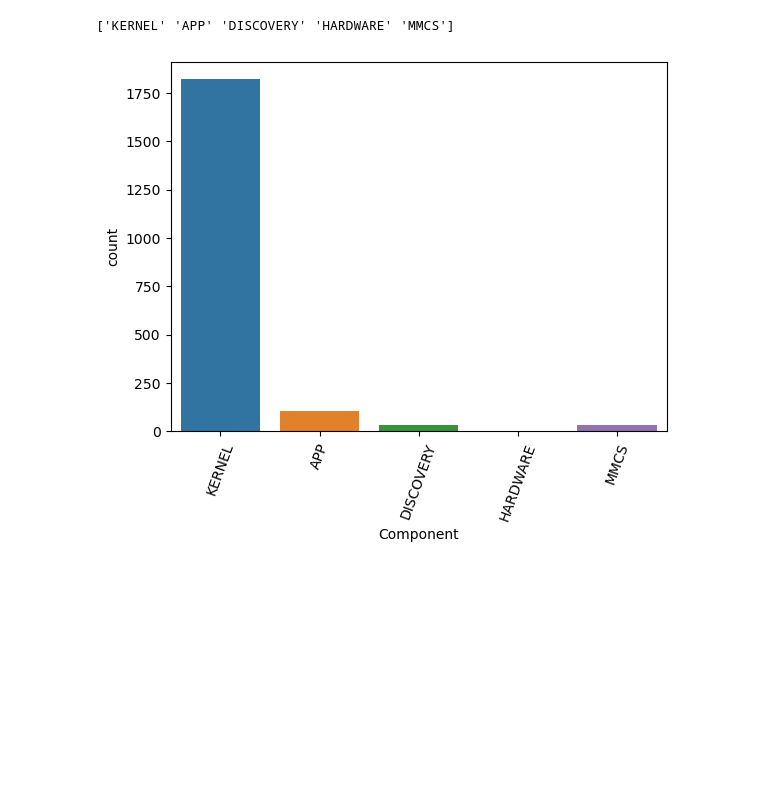
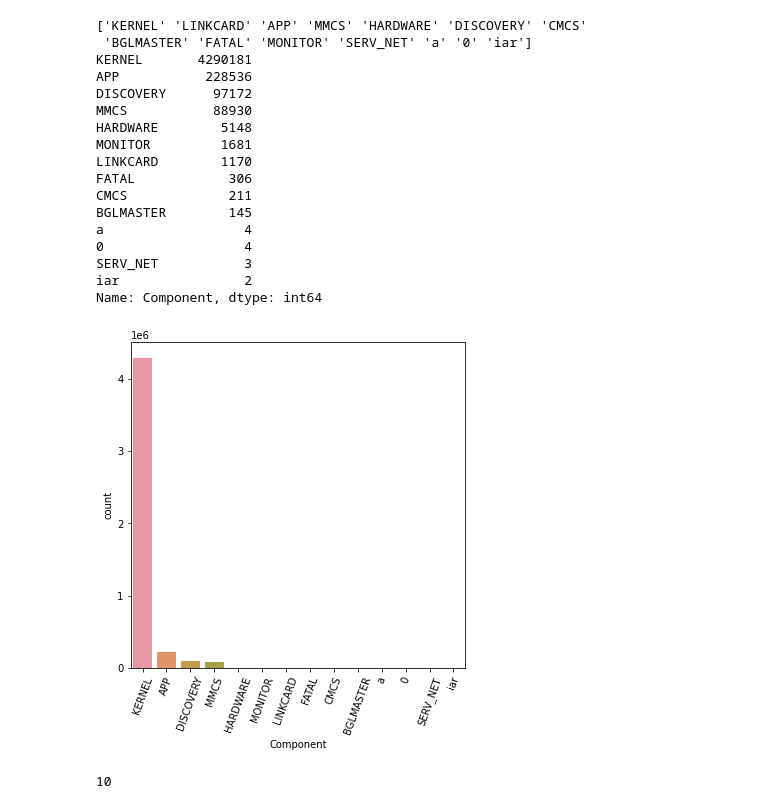
Before and after one commit to muthuskumar/msds13, a Jupyter notebook: eda.ipynb, the cells around one changed output. Cells and saved outputs as stored; diff of their text form; code cells hidden in the pictures; blank space fills up the shorter version.

```diff
--- a/eda.ipynb
+++ b/eda.ipynb
@@ -10,5 +11,9 @@ import seaborn as sns
 project_root = os.getcwd()
 input_dir = 'input'
 
-log_csv_file_name = 'bgl_2k.csv'
+log_csv_file_name = 'BGL.csv'
 log_csv_file = log_file = path.abspath(path.join(project_root, input_dir, log_csv_file_name))
+# %%
+original_df = pd.read_csv(log_csv_file)
+print(original_df.shape)
+print(original_df.info())
@@ -15,5 +38,5 @@ log_csv_file = log_file = path.abspath(path.join(project_root, input_dir, log_cs
 # %%
-original_df = pd.read_csv(log_csv_file, names=['Anomaly Type', 'Timestamp (ms)', 'Date', 'Node', 'Timestamp', 'Node Repeat', 'Message Type', 'Component', 'Level', 'Content'])
+original_df.drop(['Timestamp (ms)', 'Node Repeat'], axis = 1)
 original_df['Anomaly Label'] = np.where(original_df['Anomaly Type'] == '-', 0, 1)
 original_df['Timestamp'] = pd.to_datetime(original_df['Timestamp'], format='%Y-%m-%d-%H.%M.%S.%f')
 
@@ -49,12 +93,36 @@ plt.show()
 # %%
 unique_components = original_df['Component'].unique()
 print(unique_components)
-op = sns.countplot(x='Component', data=original_df)
-op.set_xticklabels(labels = unique_components, rotation = 70)
+print(original_df['Component'].value_counts())
+
+component_types = original_df['Component'].value_counts().index
+fig, ax = plt.subplots(figsize=(6, 6))
+op = sns.countplot(x='Component', data=original_df, order=component_types)
+op.set_xticklabels(labels = component_types, rotation = 70)
 plt.show()
 # %% [output]
-['KERNEL' 'APP' 'DISCOVERY' 'HARDWARE' 'MMCS']
+['KERNEL' 'LINKCARD' 'APP' 'MMCS' 'HARDWARE' 'DISCOVERY' 'CMCS'
+ 'BGLMASTER' 'FATAL' 'MONITOR' 'SERV_NET' 'a' '0' 'iar']
+KERNEL       4290181
+APP           228536
+DISCOVERY      97172
+MMCS           88930
+HARDWARE        5148
+MONITOR         1681
+LINKCARD        1170
+FATAL            306
+CMCS             211
+BGLMASTER        145
+a                  4
+0                  4
+SERV_NET           3
+iar                2
+Name: Component, dtype: int64
-[figure, old version]
+[figure, new version]
+# %%
+len(original_df[original_df['Component'].isin(['a', '0', 'iar'])])
+# %% [output]
+10
 # %%
 unique_levels = original_df['Level'].unique()
 print(unique_levels)
```
Also changed, not shown: parts of 30 cells of this notebook, 2 other files.
